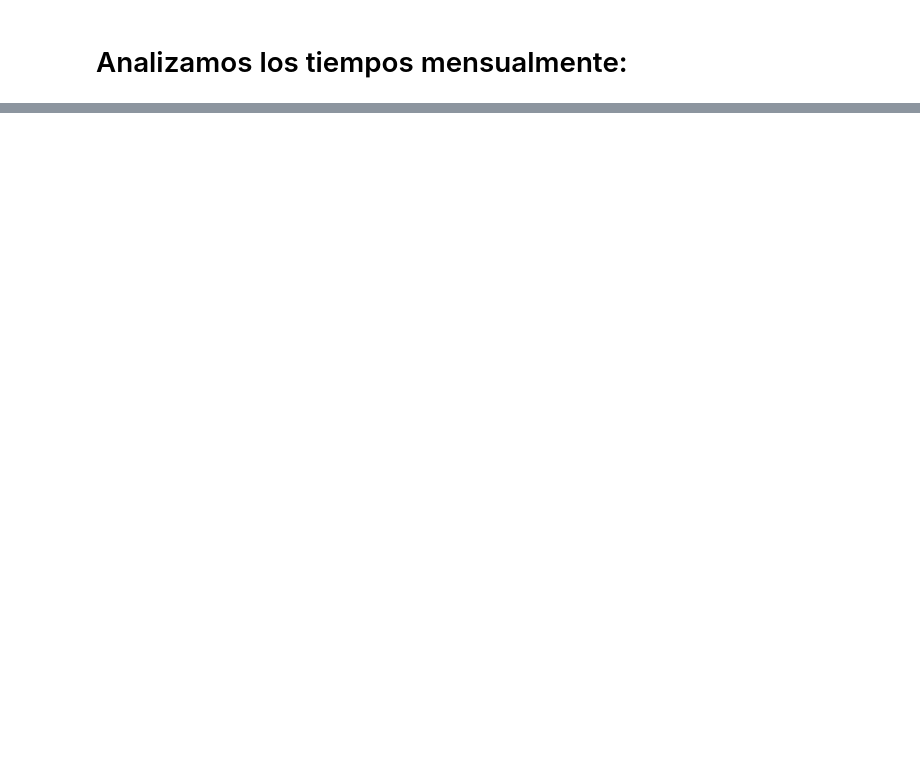
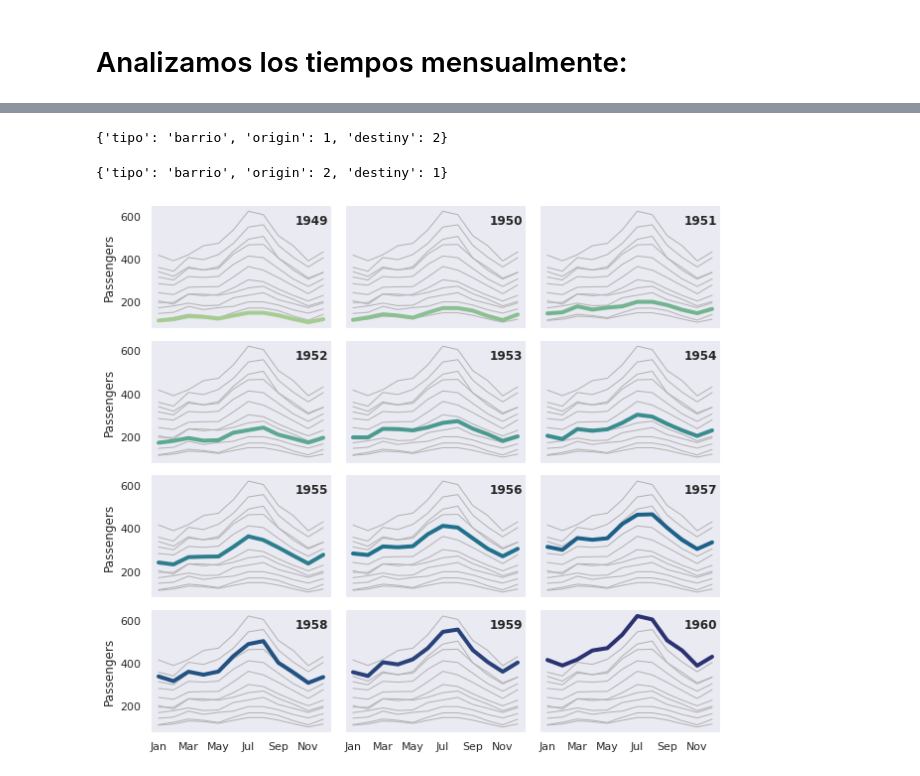
Before and after one commit to Danihelguera/Proyecto_fin_Bootcamp, a Jupyter notebook: 02_EDA.ipynb, the cells around one changed output, grey strips where cells are left out. Drawn from its saved outputs; the diff is of its cells as text; code cells hidden in the pictures; blank space fills up the shorter version.

```diff
--- a/02_EDA.ipynb
+++ b/02_EDA.ipynb
@@ -44,0 +231,16 @@ W_B_df
+# %%
+search_by = {}
+search_by["tipo"]    = "barrio"
+search_by["origin"]  = 1
+search_by["destiny"] = 2
+
+search_by
+# %% [output]
+{'tipo': 'barrio', 'origin': 1, 'destiny': 2}
+# %%
+search_by = {"tipo"    : search_by["tipo"]    ,
+             "origin"  : search_by["destiny"] ,
+             "destiny" : search_by["origin"]  }
+search_by
+# %% [output]
+{'tipo': 'barrio', 'origin': 2, 'destiny': 1}
@@ -44,0 +263,35 @@ W_B_df
+# %%
+import seaborn as sns
+
+sns.set_theme(style="dark")
+flights = sns.load_dataset("flights")
+
+# Plot each year's time series in its own facet
+g = sns.relplot(
+    data=flights,
+    x="month", y="passengers", col="year", hue="year",
+    kind="line", palette="crest", linewidth=4, zorder=5,
+    col_wrap=3, height=2, aspect=1.5, legend=False,
+)
+
+# Iterate over each subplot to customize further
+for year, ax in g.axes_dict.items():
+
+    # Add the title as an annotation within the plot
+    ax.text(.8, .85, year, transform=ax.transAxes, fontweight="bold")
+
+    # Plot every year's time series in the background
+    sns.lineplot(
+        data=flights, x="month", y="passengers", units="year",
+        estimator=None, color=".7", linewidth=1, ax=ax,
+    )
+
+# Reduce the frequency of the x axis ticks
+ax.set_xticks(ax.get_xticks()[::2])
+
+# Tweak the supporting aspects of the plot
+g.set_titles("")
+g.set_axis_labels("", "Passengers")
+g.tight_layout()
+# %% [output]
+[figure, added]
```
Also changed, not shown: parts of 18 cells of this notebook, 13 other files.
